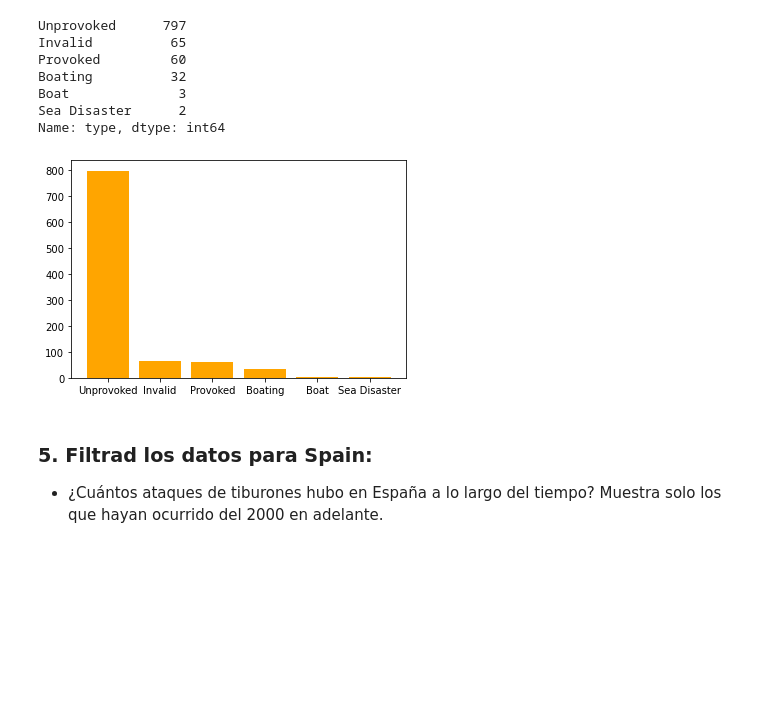
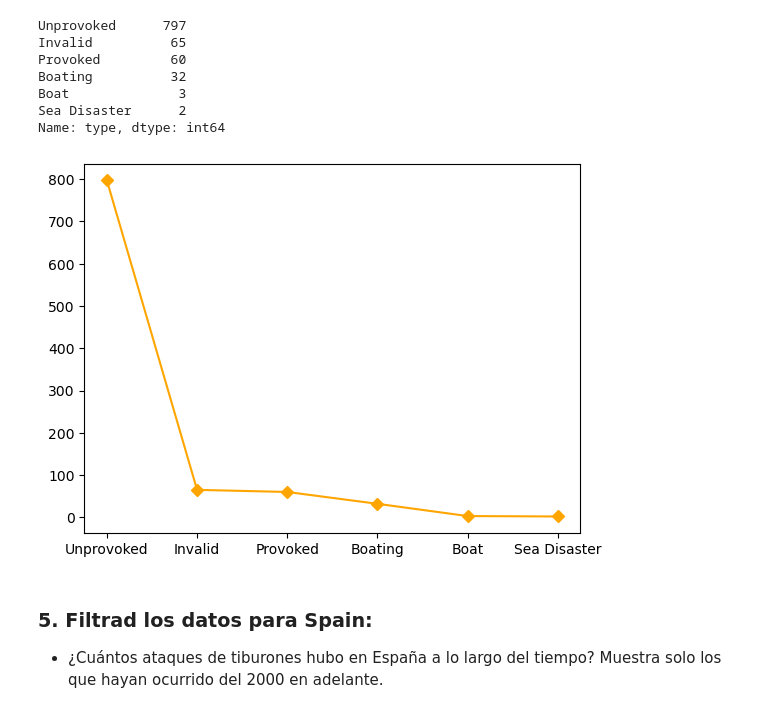
Before and after one commit to Adalab/DA-promo-c-modulo-2-sprint-1-Laura-Pilar, a Jupyter notebook: Visualizacion/Leccion-5-Visualizacion-1/Visualizacion-1-Matpoltlib.ipynb, the cells around one changed output. Cells and saved outputs as stored; diff of their text form; code cells hidden in the pictures; blank space fills up the shorter version.

```diff
--- a/Visualizacion/Leccion-5-Visualizacion-1/Visualizacion-1-Matpoltlib.ipynb
+++ b/Visualizacion/Leccion-5-Visualizacion-1/Visualizacion-1-Matpoltlib.ipynb
@@ -185,12 +185,12 @@ Name: type, dtype: int64
 # %%
 x = ataques_tipo.values
 y = ataques_tipo.index
 
 plt.figure()
-plt.bar(y,x, color = "orange")
+plt.plot(y,x, color = "orange", marker="D")
 plt.show()
 # %% [output]
-[figure, old version]
+[figure, new version]
 # %% [markdown]
 ### 5. Filtrad los datos para Spain:
 - ¿Cuántos ataques de tiburones hubo en España a lo largo del tiempo? Muestra solo los que hayan ocurrido del 2000 en adelante.
```
Also changed, not shown: parts of 6 cells of this notebook, 5 other files.
